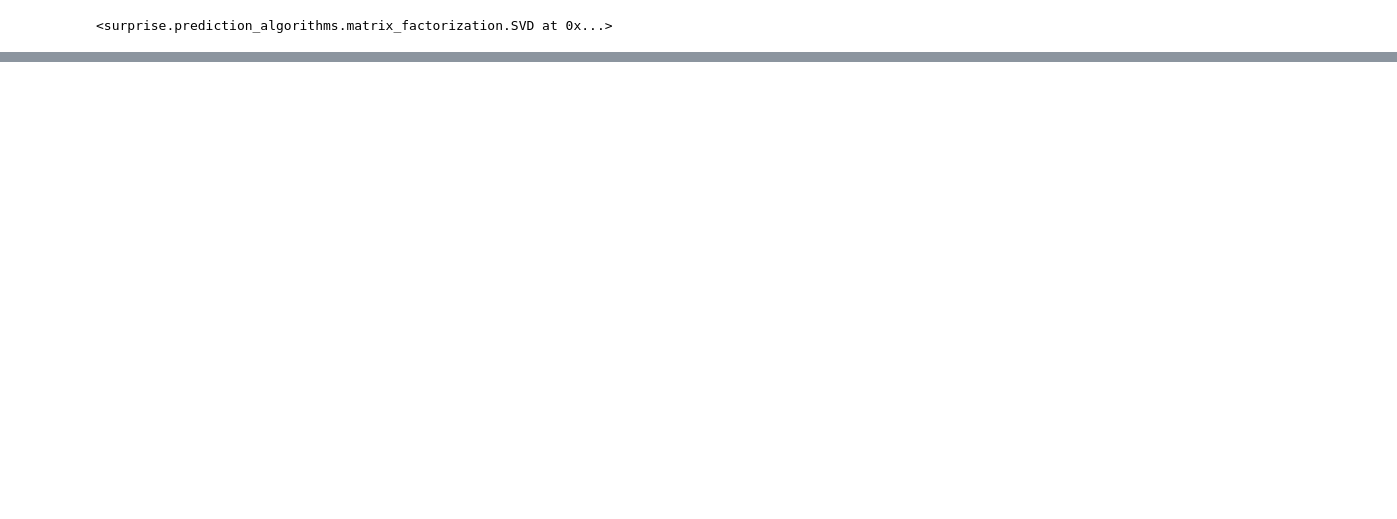
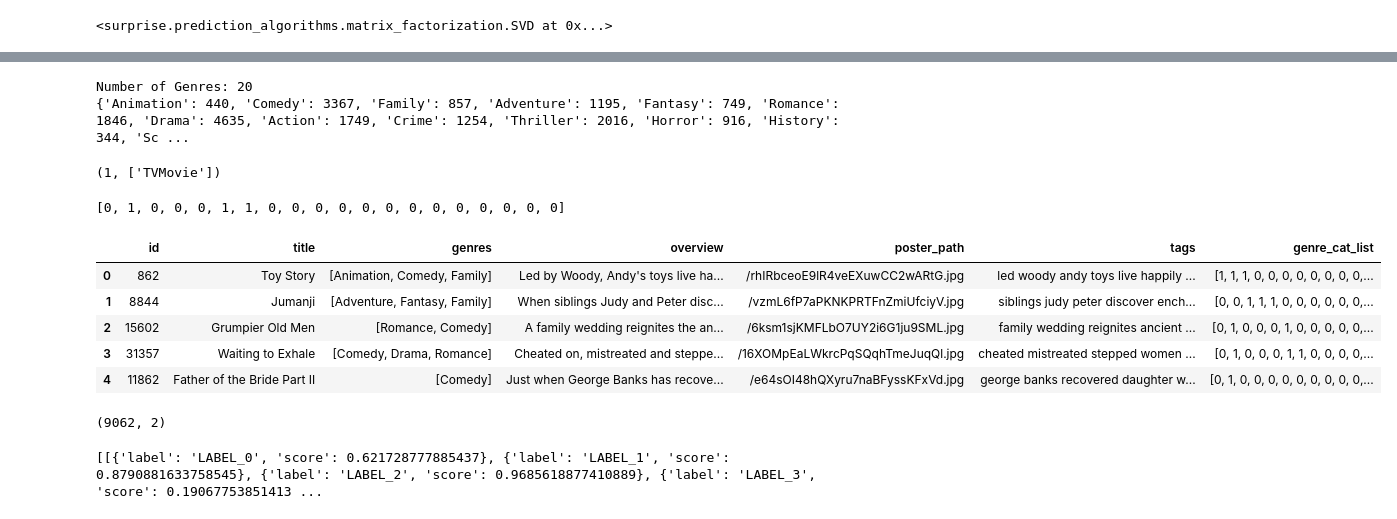
Before and after one commit to gauravr1993/Movie-Recommendation-System, a Jupyter notebook: Recommender_System_Final.ipynb, the cells around one changed output, grey strips where cells are left out. Saved outputs shown, nothing was run; the diff lists cells and outputs as text; code cells hidden in the pictures; blank space fills up the shorter version.

Commit message:
changes for bert fine tune model

```diff
--- a/Recommender_System_Final.ipynb
+++ b/Recommender_System_Final.ipynb
@@ -296,0 +328,15 @@ pickle.dump(svd,open('saved_models/svd_model.pkl','wb'))
+# %%
+genres_list = movies_df.genres.to_list()
+genre_count = {}
+for genres in genres_list:
+  genre_list = genres
+  for genre in genre_list:
+    if genre in genre_count.keys():
+      genre_count[genre] += 1
+    else:
+      genre_count[genre] = 1
+print(f"Number of Genres: {len(genre_count)}")
+print(genre_count)
+# %% [output]
+Number of Genres: 20
+{'Animation': 440, 'Comedy': 3367, 'Family': 857, 'Adventure': 1195, 'Fantasy': 749, 'Romance': 1846, 'Drama': 4635, 'Action': 1749, 'Crime': 1254, 'Thriller': 2016, 'Horror': 916, 'History': 344, 'Sc ...
@@ -296,0 +345,35 @@ pickle.dump(svd,open('saved_models/svd_model.pkl','wb'))
+# %%
+threshold = int(len(movies_df) * 0.01)
+rare_genres = [key for key, value in genre_count.items() if value < threshold]
+len(rare_genres), rare_genres[:5]
+# %% [output]
+(1, ['TVMovie'])
+# %%
+movies_df.drop('TVMovie', axis=1, inplace=True)
+# %%
+encode_genre_types = { key: idx for idx, (key, value) in enumerate(genre_count.items())}
+# %%
+categorical_genre_list = []
+genres_list = movies_df.genres.to_list()
+
+for all_genres in genres_list:
+  categorical_list = [0] * len(encode_genre_types)
+  # genres = ast.literal_eval(all_genres)
+  for genre in all_genres:
+    genre_type_index = encode_genre_types[genre]
+    categorical_list[genre_type_index] = 1
+  categorical_genre_list.append(categorical_list)
+
+categorical_genre_list[3]
+# %% [output]
+[0, 1, 0, 0, 0, 1, 1, 0, 0, 0, 0, 0, 0, 0, 0, 0, 0, 0, 0, 0]
+# %%
+movies_df['genre_cat_list'] = categorical_genre_list
+movies_df.head()
+# %% [output]
+|  | id | title | genres | overview | poster_path | tags | genre_cat_list |
+| 0 | 862 | Toy Story | [Animation, Comedy, Family] | Led by Woody, Andy's toys live ha... | /rhIRbceoE9lR4veEXuwCC2wARtG.jpg | led woody andy toys live happily ... | [1, 1, 1, 0, 0, 0, 0, 0, 0, 0, 0,... |
+| 1 | 8844 | Jumanji | [Adventure, Fantasy, Family] | When siblings Judy and Peter disc... | /vzmL6fP7aPKNKPRTFnZmiUfciyV.jpg | siblings judy peter discover ench... | [0, 0, 1, 1, 1, 0, 0, 0, 0, 0, 0,... |
+| 2 | 15602 | Grumpier Old Men | [Romance, Comedy] | A family wedding reignites the an... | /6ksm1sjKMFLbO7UY2i6G1ju9SML.jpg | family wedding reignites ancient ... | [0, 1, 0, 0, 0, 1, 0, 0, 0, 0, 0,... |
+| 3 | 31357 | Waiting to Exhale | [Comedy, Drama, Romance] | Cheated on, mistreated and steppe... | /16XOMpEaLWkrcPqSQqhTmeJuqQl.jpg | cheated mistreated stepped women ... | [0, 1, 0, 0, 0, 1, 1, 0, 0, 0, 0,... |
+| 4 | 11862 | Father of the Bride Part II | [Comedy] | Just when George Banks has recove... | /e64sOI48hQXyru7naBFyssKFxVd.jpg | george banks recovered daughter w... | [0, 1, 0, 0, 0, 0, 0, 0, 0, 0, 0,... |
@@ -296,0 +384,4 @@ pickle.dump(svd,open('saved_models/svd_model.pkl','wb'))
+# %%
+movies_df_fine_tune.shape
+# %% [output]
+(9062, 2)
@@ -296,0 +474,7 @@ pickle.dump(svd,open('saved_models/svd_model.pkl','wb'))
+# %%
+#Sample Prediction
+sentence = movies_df.overview[0]
+prediction = pipe(sentence, return_all_scores=True)
+print(prediction)
+# %% [output]
+[[{'label': 'LABEL_0', 'score': 0.621728777885437}, {'label': 'LABEL_1', 'score': 0.8790881633758545}, {'label': 'LABEL_2', 'score': 0.9685618877410889}, {'label': 'LABEL_3', 'score': 0.19067753851413 ...
```
Also changed, not shown: parts of 54 cells of this notebook, 1 other file.
